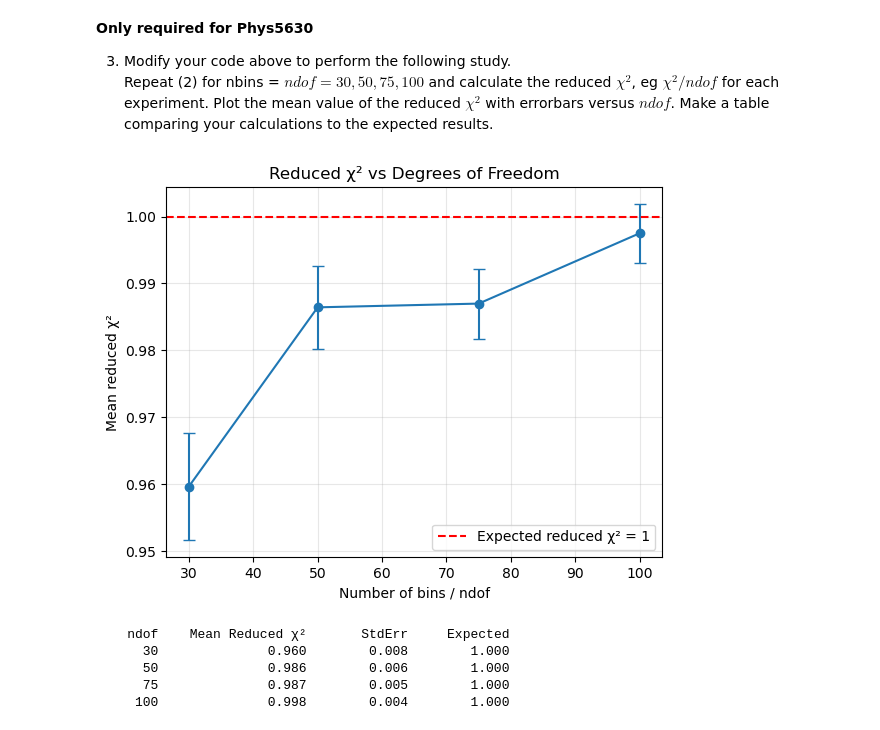
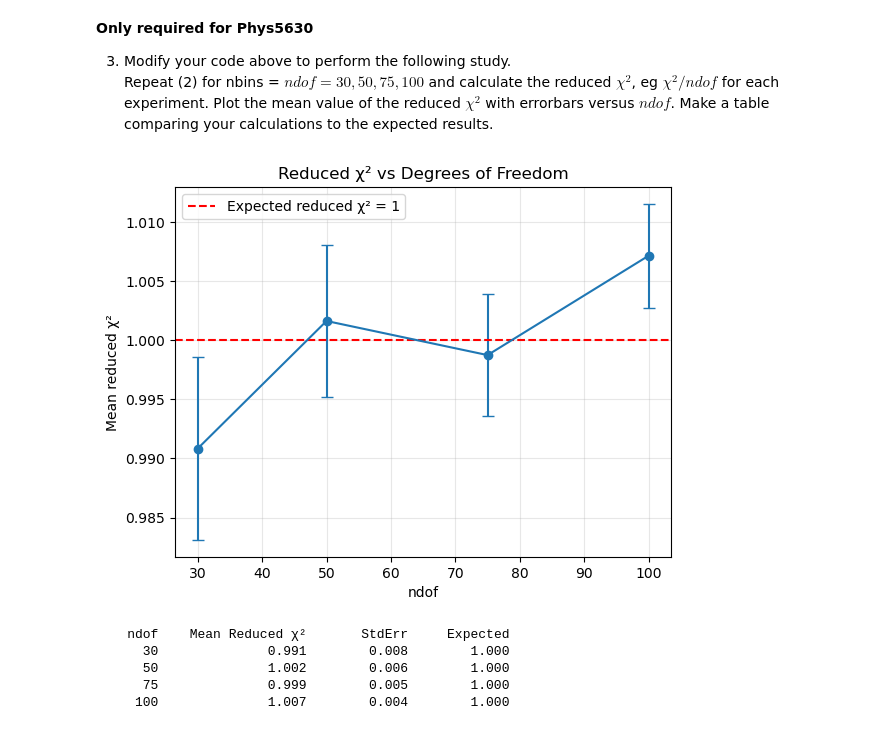
Before and after one commit to dke8qv/chi2, a Jupyter notebook: chi2.ipynb, the cells around one changed output. Cells and saved outputs as stored; diff of their text form; code cells hidden in the pictures.

```diff
--- a/chi2.ipynb
+++ b/chi2.ipynb
@@ -179,38 +179,38 @@ for nbins in ndof_list:
         for i in range(nbins)
     ])
     f_expected /= np.sum(f_expected)
 
     chi2_vals = []
     for _ in range(Nexp):
         data = rejection_sample(Npoints)
         counts, _ = np.histogram(data, bins=bins)
         expected_counts = f_expected * Npoints
         mask = expected_counts > 0
         chi2_val = np.sum(((counts[mask]-expected_counts[mask])**2)/expected_counts[mask])
-        chi2_vals.append(chi2_val / nbins)   # reduced χ²
+        chi2_vals.append(chi2_val / (nbins-1))   # reduced χ²
 
     chi2_vals = np.array(chi2_vals)
     mean_reduced.append(np.mean(chi2_vals))
     std_reduced.append(np.std(chi2_vals)/np.sqrt(Nexp))  # error on mean
 
 # --- plot ---
 plt.errorbar(ndof_list, mean_reduced, yerr=std_reduced, fmt='o-', capsize=4)
 plt.axhline(1, color='r', ls='--', label='Expected reduced χ² = 1')
-plt.xlabel('Number of bins / ndof')
+plt.xlabel('ndof')
 plt.ylabel('Mean reduced χ²')
 plt.title('Reduced χ² vs Degrees of Freedom')
 plt.legend()
 plt.grid(alpha=0.3)
 plt.show()
 
 # --- table ---
 print(f"{'ndof':>8} {'Mean Reduced χ²':>18} {'StdErr':>12} {'Expected':>12}")
 for nd, m, s in zip(ndof_list, mean_reduced, std_reduced):
     print(f"{nd:8d} {m:18.3f} {s:12.3f} {1.000:12.3f}")
 # %% [output]
-[figure, old version]
+[figure, new version]
     ndof    Mean Reduced χ²       StdErr     Expected
-      30              0.960        0.008        1.000
-      50              0.986        0.006        1.000
-      75              0.987        0.005        1.000
-     100              0.998        0.004        1.000
+      30              0.991        0.008        1.000
+      50              1.002        0.006        1.000
+      75              0.999        0.005        1.000
+     100              1.007        0.004        1.000
```
Also changed, not shown: parts of 2 cells of this notebook.
